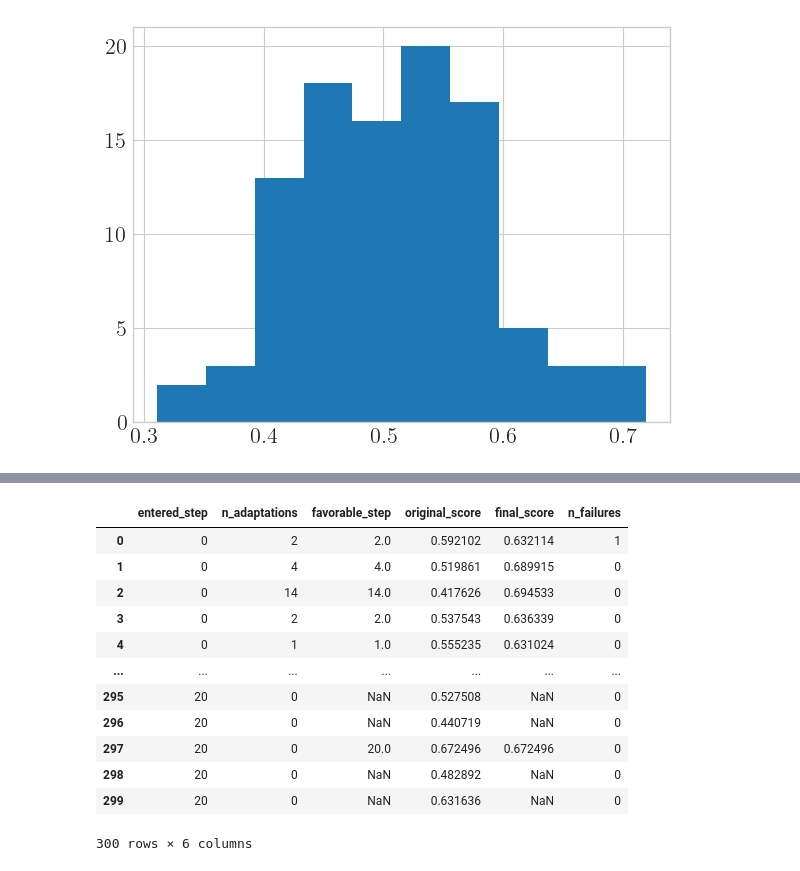
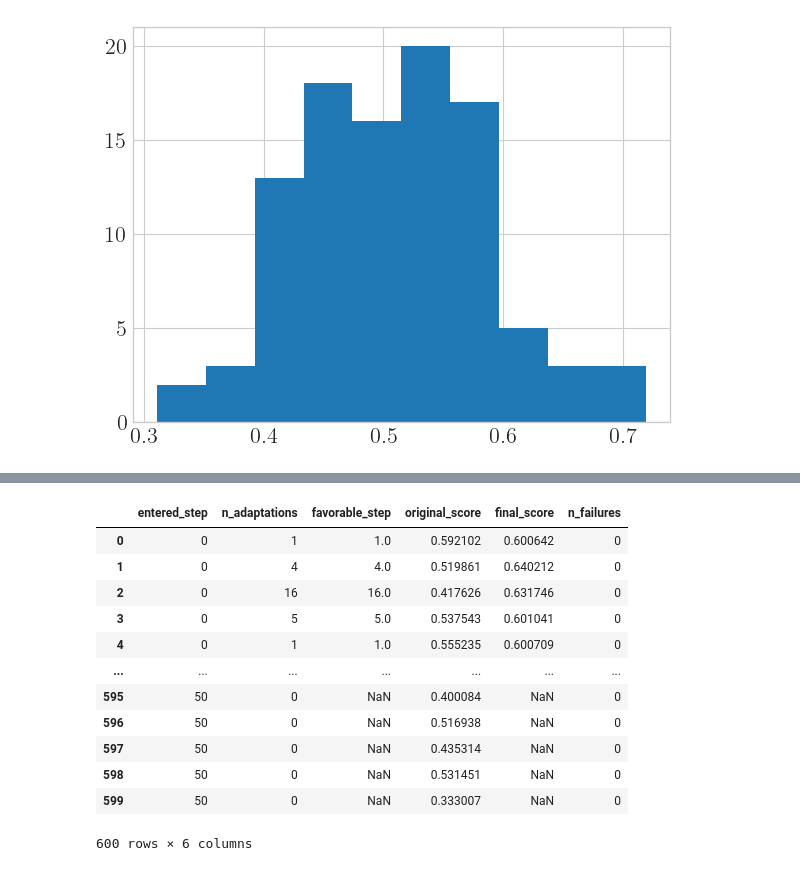
Before and after one commit to joaopfonseca/recourse-over-time, a Jupyter notebook: notebooks/1.2-bank-loan-env3.ipynb, the cells around one changed output, grey strips where cells are left out. Saved outputs shown, nothing was run; the diff lists cells and outputs as text; code cells hidden in the pictures.

```diff
--- a/notebooks/1.2-bank-loan-env3.ipynb
+++ b/notebooks/1.2-bank-loan-env3.ipynb
@@ -10,6 +11,7 @@ from recgame.environments import BankLoanApplication3
 from recgame.utils import generate_synthetic_data
 # %%
 set_matplotlib_style(16)
+SAVE_PATH = "../assets/multi-agent-dynamic-counterfactual-recourse/analysis/"
 
 # Some variables to define the problem
 RNG_SEED = 42
@@ -19,7 +21,7 @@ N_AGENTS = 100
 
 # Environment variables
 N_LOANS = 10  # np.array([20, 1, 10, 30, 0, 5, 50, 10, 40])
-ADAPTATION = 0.5  # 0.5  # np.array([.2, .1, .3, .25, .1, .4, .05, .05, .2])
+ADAPTATION = 0.3  # 0.5  # np.array([.2, .1, .3, .25, .1, .4, .05, .05, .2])
 NEW_AGENTS = 10  # np.array([40, 10, 50, 5, 0, 100, 0, 0, 20])
 
 df, y, categorical = generate_synthetic_data(N_AGENTS, N_CONTINUOUS, N_CAT, RNG_SEED)
@@ -28,7 +30,7 @@ lr = LogisticRegression().fit(df, y)
 # %%
 # Define the necessary components to run simulation
 population = BasePopulation(df, categorical=categorical)
-population.action_set_.ub = [1, 1]
+#population.action_set_.ub = [1, 1]
 recourse = NFeatureRecourse(lr, n_features=2)
 environment = BankLoanApplication3(
     population,
@@ -39,7 +41,7 @@ environment = BankLoanApplication3(
     random_state=RNG_SEED,
 )
 
-environment.run_simulation(20)
+environment.run_simulation(50)
 # %% [output]
 <recgame.environments.environments.BankLoanApplication3 at 0x...>
 # %%
@@ -136,16 +155,17 @@ steps_info.astype(float).corr().round(2)
 # %%
-environment.agents_info()
+agents_info = environment.agents_info()
+agents_info
 # %% [output]
 |  | entered_step | n_adaptations | favorable_step | original_score | final_score | n_failures |
-| 0 | 0 | 2 | 2.0 | 0.592102 | 0.632114 | 1 |
-| 1 | 0 | 4 | 4.0 | 0.519861 | 0.689915 | 0 |
-| 2 | 0 | 14 | 14.0 | 0.417626 | 0.694533 | 0 |
-| 3 | 0 | 2 | 2.0 | 0.537543 | 0.636339 | 0 |
-| 4 | 0 | 1 | 1.0 | 0.555235 | 0.631024 | 0 |
+| 0 | 0 | 1 | 1.0 | 0.592102 | 0.600642 | 0 |
+| 1 | 0 | 4 | 4.0 | 0.519861 | 0.640212 | 0 |
+| 2 | 0 | 16 | 16.0 | 0.417626 | 0.631746 | 0 |
+| 3 | 0 | 5 | 5.0 | 0.537543 | 0.601041 | 0 |
+| 4 | 0 | 1 | 1.0 | 0.555235 | 0.600709 | 0 |
 | ... | ... | ... | ... | ... | ... | ... |
-| 295 | 20 | 0 | NaN | 0.527508 | NaN | 0 |
-| 296 | 20 | 0 | NaN | 0.440719 | NaN | 0 |
-| 297 | 20 | 0 | 20.0 | 0.672496 | 0.672496 | 0 |
-| 298 | 20 | 0 | NaN | 0.482892 | NaN | 0 |
-| 299 | 20 | 0 | NaN | 0.631636 | NaN | 0 |
+| 595 | 50 | 0 | NaN | 0.400084 | NaN | 0 |
+| 596 | 50 | 0 | NaN | 0.516938 | NaN | 0 |
+| 597 | 50 | 0 | NaN | 0.435314 | NaN | 0 |
+| 598 | 50 | 0 | NaN | 0.531451 | NaN | 0 |
+| 599 | 50 | 0 | NaN | 0.333007 | NaN | 0 |
-300 rows × 6 columns
+600 rows × 6 columns
```
Also changed, not shown: parts of 12 cells of this notebook, 22 other files.
